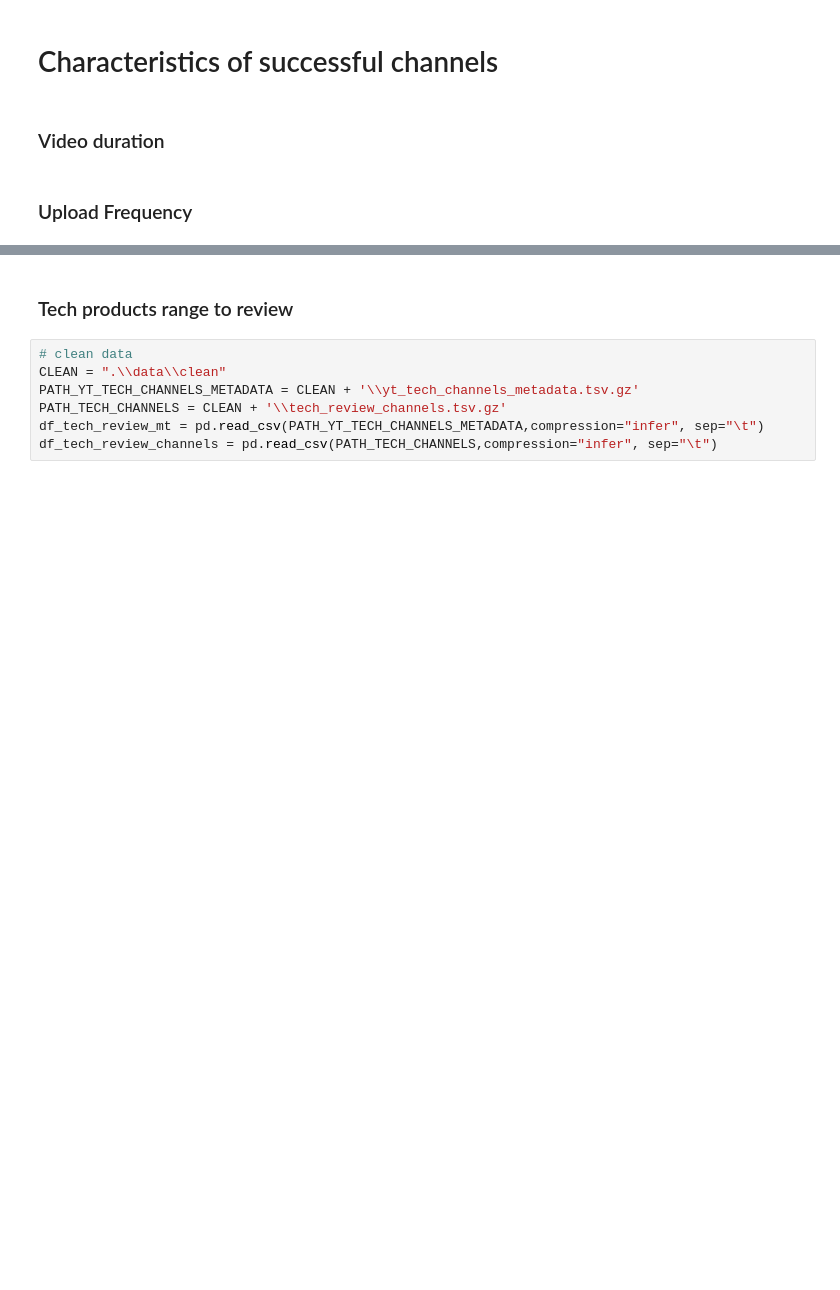
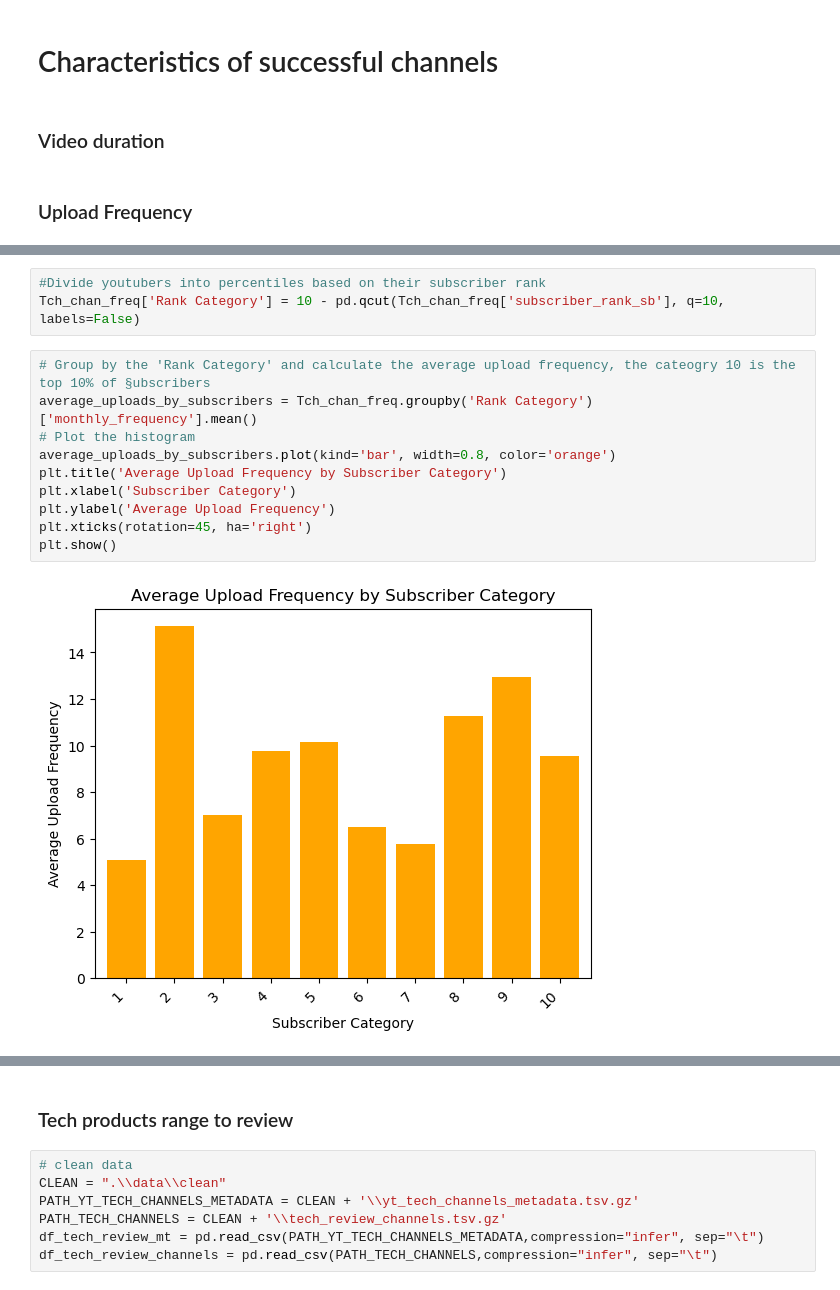
Before and after one commit to epfl-ada/ada-2023-project-datasquad2023, a Jupyter notebook: milestone_2.ipynb, the cells around one changed output, grey strips where cells are left out. Saved outputs shown, nothing was run; the diff lists cells and outputs as text; blank space fills up the shorter version.

```diff
--- a/milestone_2.ipynb
+++ b/milestone_2.ipynb
@@ -231,0 +286,15 @@ df_tech_review_mt = pd.read_csv(PATH_YT_TECH_CHANNELS_METADATA, sep="\t", compre
+# %%
+#Divide youtubers into percentiles based on their subscriber rank
+Tch_chan_freq['Rank Category'] = 10 - pd.qcut(Tch_chan_freq['subscriber_rank_sb'], q=10, labels=False)
+# %%
+# Group by the 'Rank Category' and calculate the average upload frequency, the cateogry 10 is the top 10% of §ubscribers
+average_uploads_by_subscribers = Tch_chan_freq.groupby('Rank Category')['monthly_frequency'].mean()
+# Plot the histogram
+average_uploads_by_subscribers.plot(kind='bar', width=0.8, color='orange')
+plt.title('Average Upload Frequency by Subscriber Category')
+plt.xlabel('Subscriber Category')
+plt.ylabel('Average Upload Frequency')
+plt.xticks(rotation=45, ha='right')
+plt.show()
+# %% [output]
+[figure, added]
```
Also changed, not shown: parts of 32 cells of this notebook.
